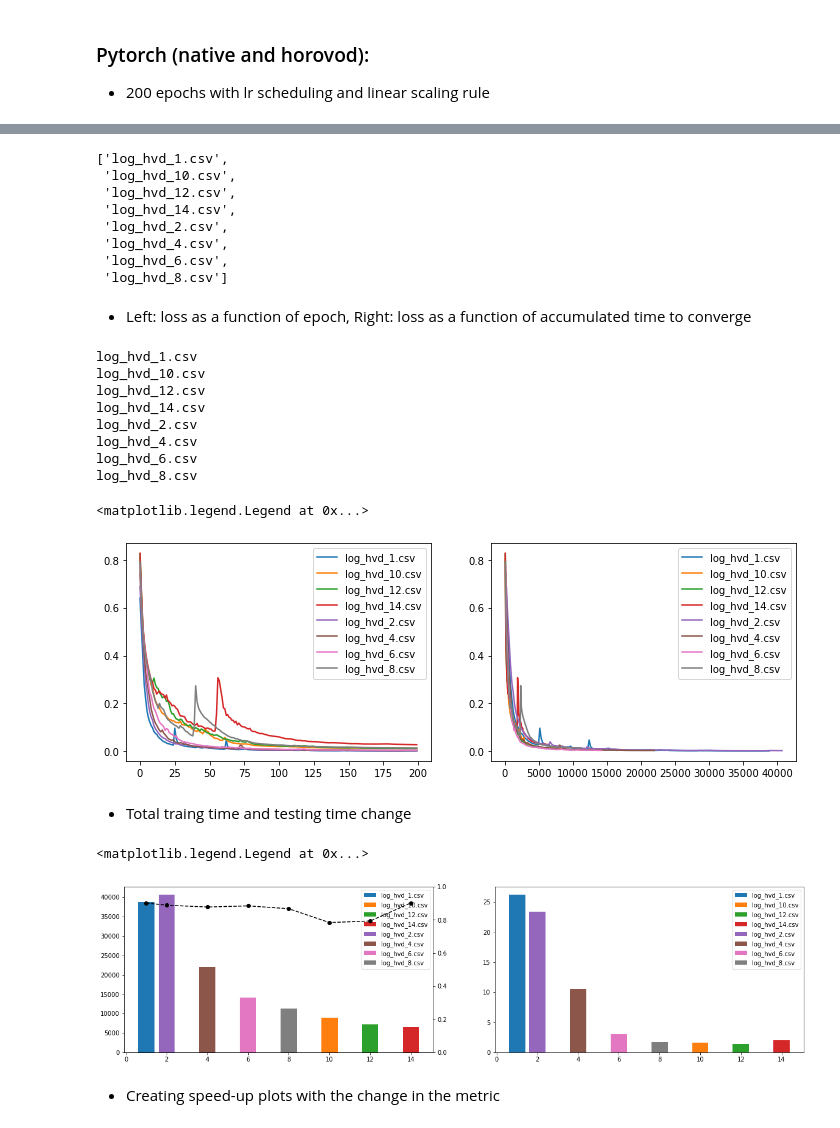
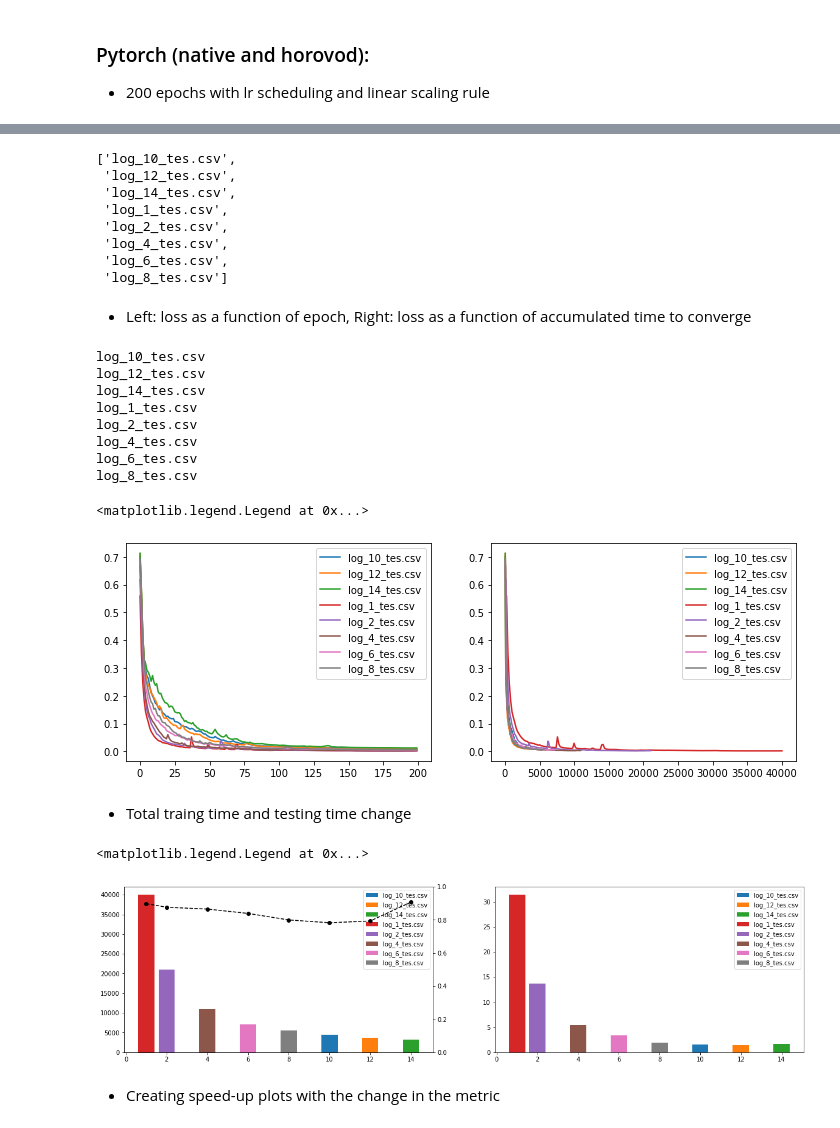
Before and after one commit to oekosheri/pytorch_unet_scaling, a Jupyter notebook: notebooks/Loss_curves.ipynb, the cells around one changed output, grey strips where cells are left out. Cells and saved outputs as stored; diff of their text form; code cells hidden in the pictures.

Commit message:
latest changes to logs and training

```diff
--- a/notebooks/Loss_curves.ipynb
+++ b/notebooks/Loss_curves.ipynb
@@ -30,17 +15,17 @@ sorted(os.listdir(path_1))
 # %%
 names = sorted(os.listdir(path_1))
-names = [i for i in names if i[:8] == 'log_hvd_']
+names = [i for i in names if (i[:8] != 'log_hvd_' and i[-7:-4] == 'tes')]
 # %%
 names
 # %% [output]
-['log_hvd_1.csv',
- 'log_hvd_10.csv',
- 'log_hvd_12.csv',
- 'log_hvd_14.csv',
- 'log_hvd_2.csv',
- 'log_hvd_4.csv',
- 'log_hvd_6.csv',
- 'log_hvd_8.csv']
+['log_10_tes.csv',
+ 'log_12_tes.csv',
+ 'log_14_tes.csv',
+ 'log_1_tes.csv',
+ 'log_2_tes.csv',
+ 'log_4_tes.csv',
+ 'log_6_tes.csv',
+ 'log_8_tes.csv']
 # %% [markdown]
 - Left: loss as a function of epoch, Right: loss as a function of accumulated time to converge
 # %%
@@ -56,43 +41,43 @@ for i,name in enumerate(names):
 ax1.legend()
 ax2.legend()
 # %% [output]
-log_hvd_1.csv
-log_hvd_10.csv
-log_hvd_12.csv
-log_hvd_14.csv
-log_hvd_2.csv
-log_hvd_4.csv
-log_hvd_6.csv
-log_hvd_8.csv
+log_10_tes.csv
+log_12_tes.csv
+log_14_tes.csv
+log_1_tes.csv
+log_2_tes.csv
+log_4_tes.csv
+log_6_tes.csv
+log_8_tes.csv
 <matplotlib.legend.Legend at 0x...>
-[figure, old version]
+[figure, new version]
 # %% [markdown]
  - Total traing time and testing time change
 # %%
 
 fig, (ax1, ax2) = plt.subplots(1, 2, figsize=(20,5))
 ax3 = ax1.twinx()
 iou =[]
 for i,name in enumerate(names):
 
     path = path_1 +'/'+names[i]
     Df = pd.read_csv(path, delimiter=',', header=0, on_bad_lines='skip')
 
-    iou.append([int(name[8:-4]),Df.iou[0]])
+    iou.append([int(name[4:-8]),Df.iou[0]])
 
-    ax1.bar(int(name[8:-4]), Df.training_time[0], label=name)
-    ax2.bar(int(name[8:-4]), Df.test_time[0], label=name)
+    ax1.bar(int(name[4:-8]), Df.training_time[0], label=name)
+    ax2.bar(int(name[4:-8]), Df.test_time[0], label=name)
 
 iou = np.array(iou)
 iou = iou[np.argsort(iou, axis=0)[:,0]]
 ax3.plot(iou[:,0], iou[:,1], 'ko--')
 ax3.set_ylim([0,1])
 
 ax1.legend()
 ax2.legend()
 # %% [output]
 <matplotlib.legend.Legend at 0x...>
-[figure, old version]
+[figure, new version]
 # %% [markdown]
 - Creating speed-up plots with the change in the metric
 # %%
```
Also changed, not shown: parts of 4 cells of this notebook, 15 other files.
